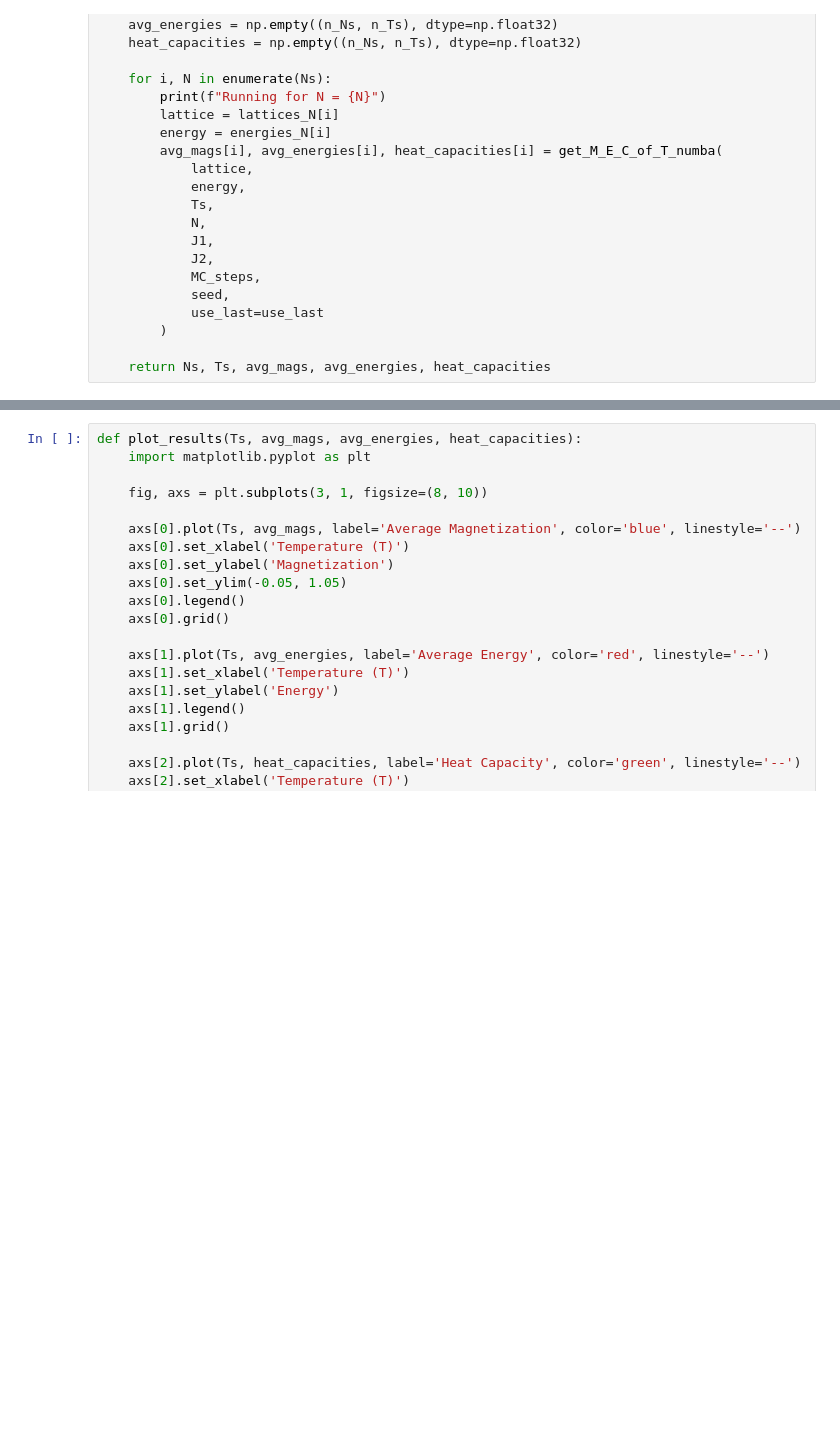
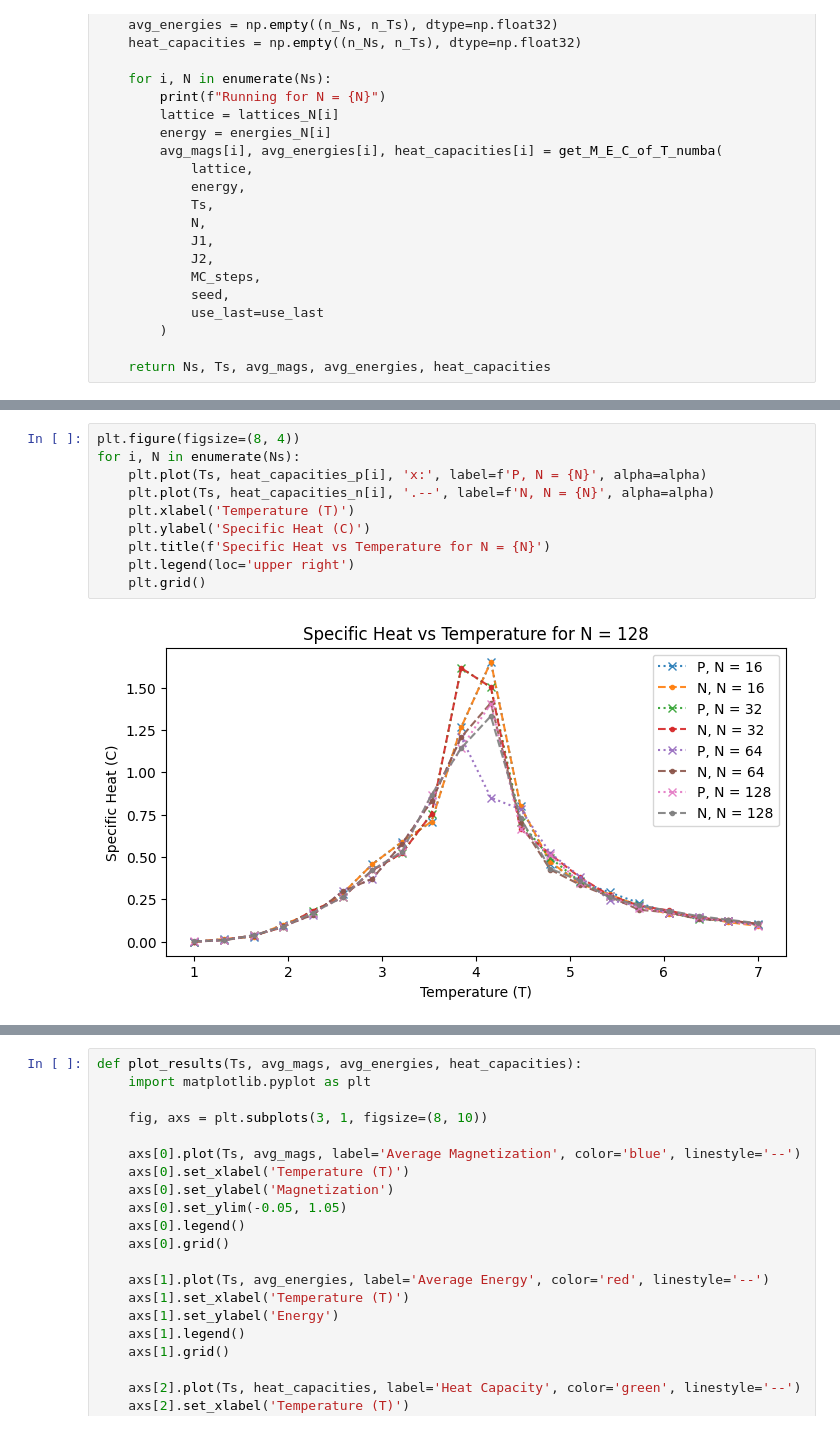
Before and after one commit to MrIsCM/Ising-Model, a Jupyter notebook: speed_tests.ipynb, the cells around one changed output, grey strips where cells are left out. Saved outputs shown, nothing was run; the diff lists cells and outputs as text; blank space fills up the shorter version.

```diff
--- a/speed_tests.ipynb
+++ b/speed_tests.ipynb
@@ -142,0 +147,12 @@ _, _, avg_mags_n, avg_energies_n, heat_capacities_n = simulate_all(p_n)
+# %%
+plt.figure(figsize=(8, 4))
+for i, N in enumerate(Ns):
+    plt.plot(Ts, heat_capacities_p[i], 'x:', label=f'P, N = {N}', alpha=alpha)
+    plt.plot(Ts, heat_capacities_n[i], '.--', label=f'N, N = {N}', alpha=alpha)
+    plt.xlabel('Temperature (T)')
+    plt.ylabel('Specific Heat (C)')
+    plt.title(f'Specific Heat vs Temperature for N = {N}')
+    plt.legend(loc='upper right')
+    plt.grid()
+# %% [output]
+[figure, added]
```
Also changed, not shown: parts of 10 cells of this notebook, 2 other files.
